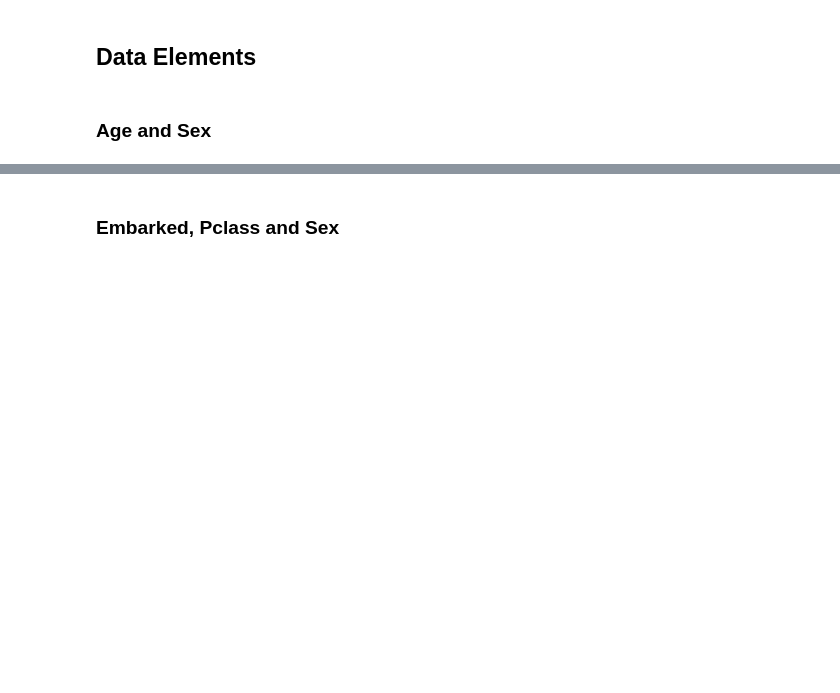
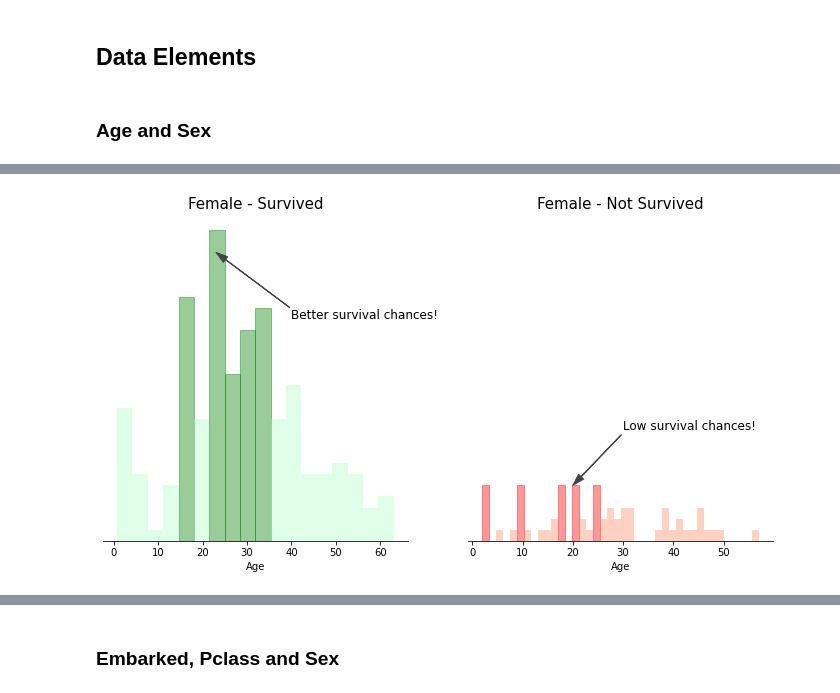
Before and after one commit to nishantnayar/Titanic, a Jupyter notebook: Titanic.ipynb, the cells around one changed output, grey strips where cells are left out. Saved outputs shown, nothing was run; the diff lists cells and outputs as text; code cells hidden in the pictures; blank space fills up the shorter version.

Commit message:
First Images
First Images

```diff
--- a/Titanic.ipynb
+++ b/Titanic.ipynb
@@ -51,6 +59,12 @@ from sklearn import model_selection
 pd.set_option("display.max_rows", 500)
 pd.set_option("display.max_columns", 500)
 pd.set_option("display.width", 1000)
+
+#Setting colors
+enmax_palette = ["#FFD966", "#434343" , "#fff2cc", '#fafafa', '#E63A00', '#FF8D67', '#1AFF54', '#B3FFC6']
+color_codes_wanted = ['cream', 'black', 'lightcream', 'lightblue', 'red', 'lightred', 'green', 'lightgreen']
+
+c = lambda x: enmax_palette[color_codes_wanted.index(x)]
 # %% [markdown]
 # Exploratory Data Analysis
 # %% [markdown]
@@ -140,0 +153,39 @@ _ = ax.set_title('Male')
+# %%
+fig, axes = plt.subplots(nrows=1, ncols=2,figsize=(12, 6), sharey=True)
+survived = 'survived'
+not_survived = 'not survived'
+women = train_df[train_df['Sex']=='female']
+ax=sns.distplot(women[women['Survived']==1].Age.dropna(), bins=18,
+                label = survived,
+                kde=False, color=c("lightgreen"),  ax = axes[0])
+heights = [p.get_height() for p in ax.patches]
+highest = sorted(heights)[-5]
+for p in ax.patches:
+    if  p.get_height() >= highest:
+        p.set_color("green")
+ax.spines['top'].set_visible(False)
+ax.spines['right'].set_visible(False)
+ax.spines['left'].set_visible(False)
+ax.spines['bottom'].set_visible(True)
+ax.set_yticks([])
+ax.annotate('Better survival chances!', xy=(23, 26), xytext=(40, 20),
+            fontsize=12, arrowprops={'width':0.4,'headwidth':7,'color':'#434343'})
+ax.set_title('Female - Survived',fontsize=15)
+ax=sns.distplot(women[women['Survived']==0].Age.dropna(), bins=40, label = not_survived,kde=False,
+                color=c("lightred"), ax = axes[1])
+heights = [p.get_height() for p in ax.patches]
+highest = sorted(heights)[-5]
+for p in ax.patches:
+    if  p.get_height() >= highest:
+        p.set_color("red")
+ax.spines['top'].set_visible(False)
+ax.spines['right'].set_visible(False)
+ax.spines['left'].set_visible(False)
+ax.spines['bottom'].set_visible(True)
+ax.set_yticks([])
+ax.annotate('Low survival chances!', xy=(20, 5), xytext=(30, 10),
+            fontsize=12, arrowprops={'width':0.4,'headwidth':7,'color':'#434343'})
+_ = ax.set_title('Female - Not Survived', fontsize=15)
+fig.savefig('./img/FemaleSurvival.png', transparent=True)
+# %% [output]
+[figure, added]
```
Also changed, not shown: parts of 27 cells of this notebook, 3 other files.
